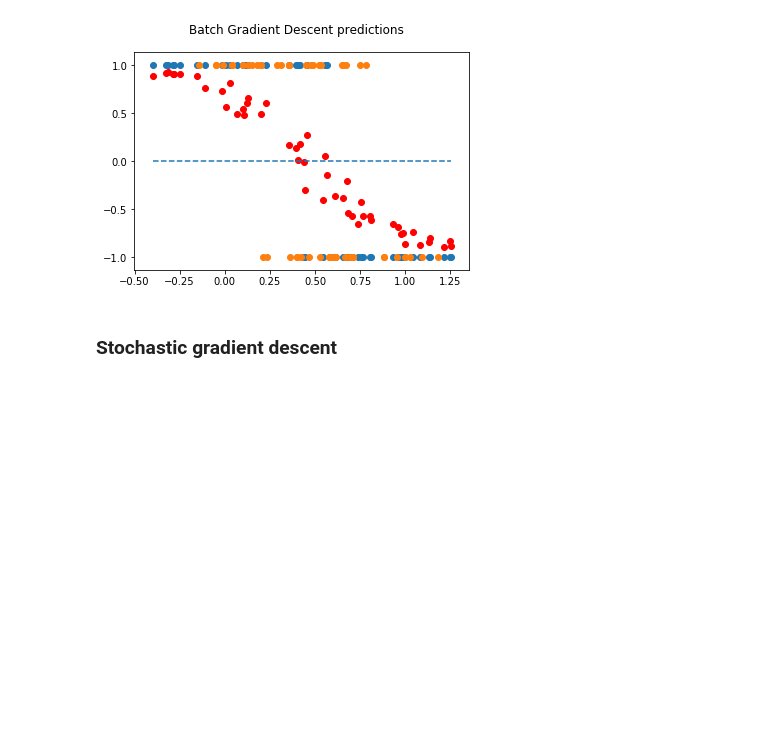
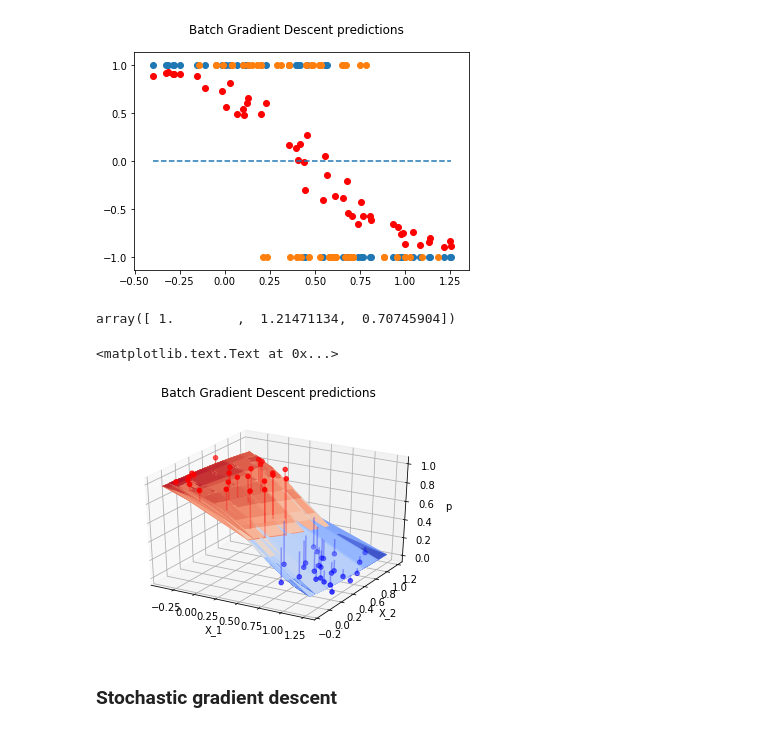
Before and after one commit to samzhang111/learning-from-data, a Jupyter notebook: Logistic Regression with gradient descent.ipynb, the cells around one changed output. Saved outputs shown, nothing was run; the diff lists cells and outputs as text; code cells hidden in the pictures; blank space fills up the shorter version.

```diff
--- a/Logistic Regression with gradient descent.ipynb
+++ b/Logistic Regression with gradient descent.ipynb
@@ -111,6 +114,42 @@ plt.plot([X.min(), X.max()], [0, 0], linestyle="--")
 # %% [output]
 [<matplotlib.lines.Line2D at 0x...>]
 [figure]
+# %%
+X[1, ]
+# %% [output]
+array([ 1.        ,  1.21471134,  0.70745904])
+# %%
+preds = logistic(X @ W)
+# %%
+from mpl_toolkits.mplot3d import Axes3D
+from matplotlib import cm
+
+fig = plt.figure()
+ax = fig.add_subplot(111, projection='3d')
+
+plt.suptitle("Batch Gradient Descent predictions")
+
+x, y = np.meshgrid(X[:, 1], X[:, 2])
+Z = np.array([logistic(np.array([1, x, y]) @ W) for x, y in zip(np.ravel(x), np.ravel(y))]).reshape(x.shape)
+ax.plot_surface(x, y, Z, cmap=cm.coolwarm)
+
+ax.scatter3D(X[:, 1], X[:, 2], Y == 1, c=colors)
+
+for i in range(len(Y)):
+    ax.plot(
+        (X[i, 1], X[i, 1]),
+        (X[i, 2], X[i, 2]),
+        (preds[i], Y[i] == 1),
+        color=('red' if Y[i] == 1 else 'blue'),
+        alpha=0.3
+    )
+
+ax.set_xlabel("X_1")
+ax.set_ylabel("X_2")
+ax.set_zlabel("p")
+# %% [output]
+<matplotlib.text.Text at 0x...>
+[figure, added]
 # %% [markdown]
 ### Stochastic gradient descent
 # %%
```
Also changed, not shown: parts of 3 cells of this notebook, 1 other file.
